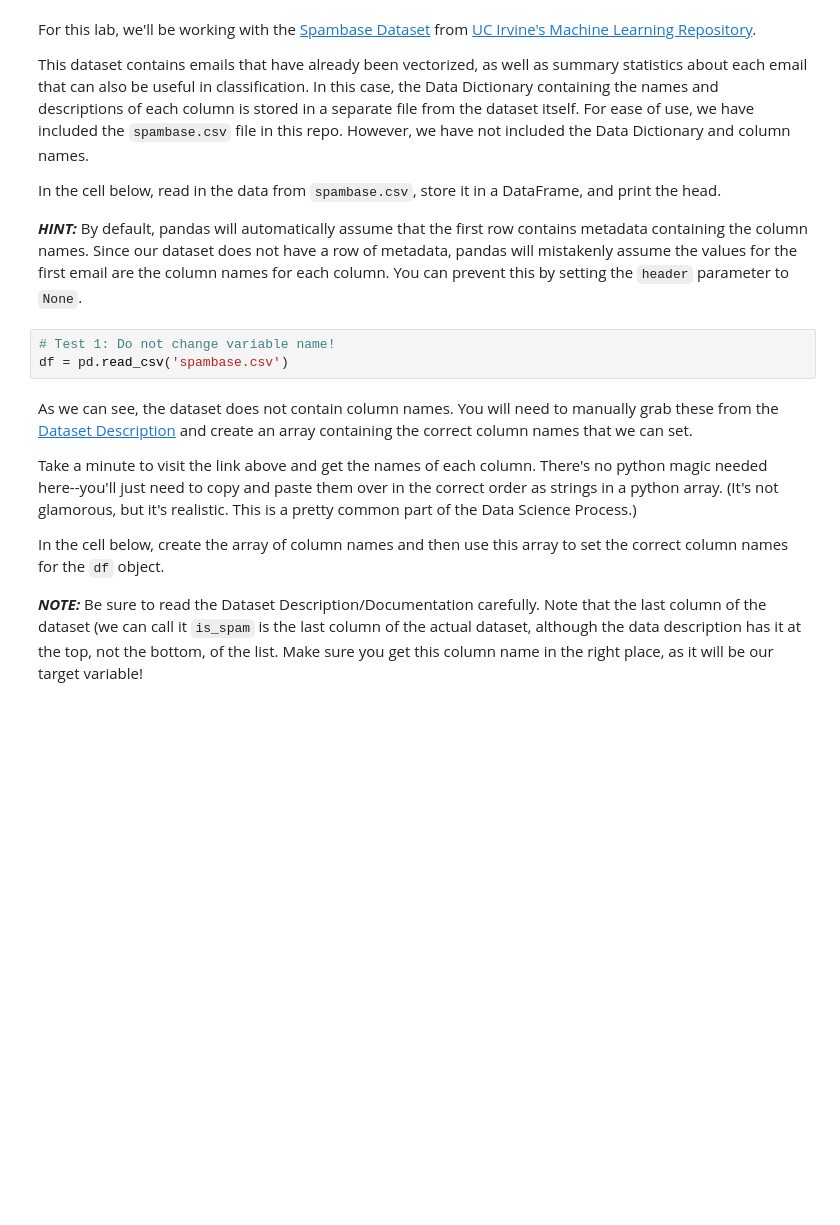
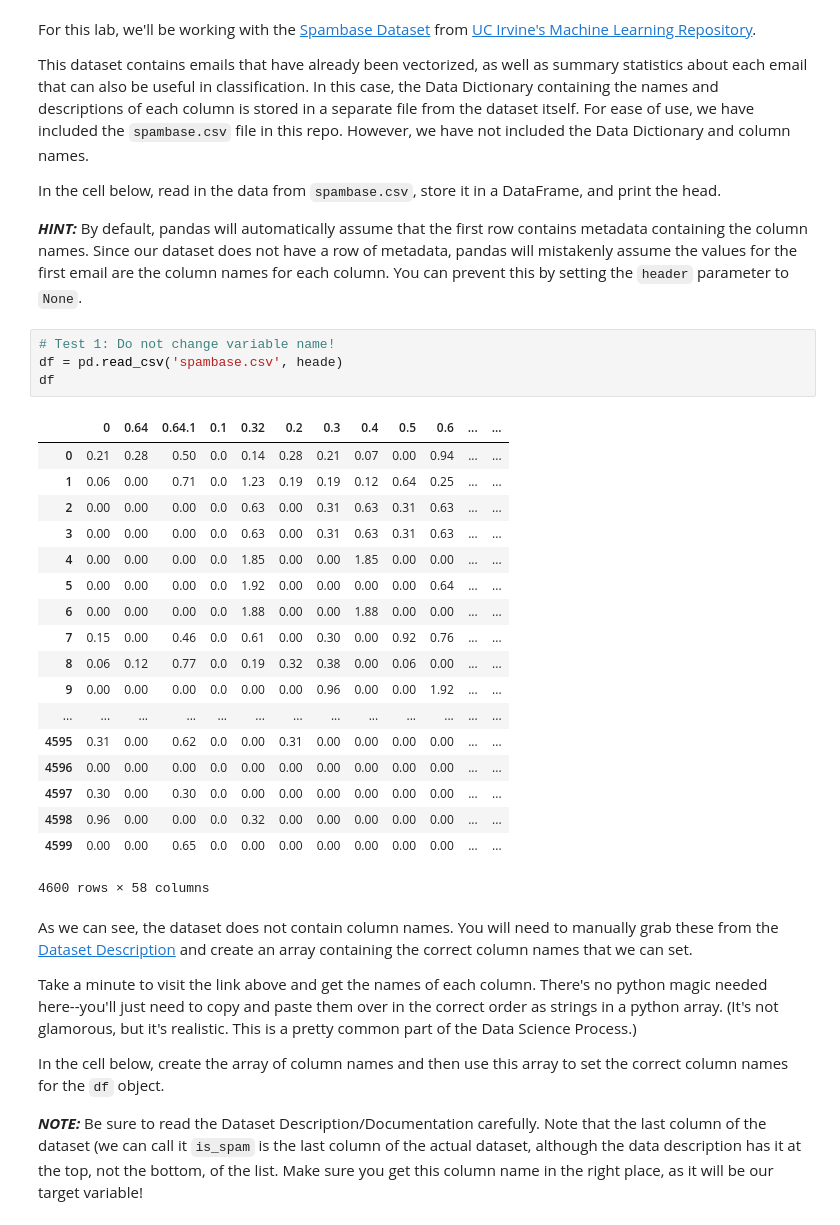
Before and after one commit to jeussantiago/dsc-2-22-14-document-classification-using-naive-bayes-lab-nyc-ds-career-031119, a Jupyter notebook: index.ipynb, the cells around one changed output. Cells and saved outputs as stored; diff of their text form; blank space fills up the shorter version.

```diff
--- a/index.ipynb
+++ b/index.ipynb
@@ -36,7 +36,27 @@ In the cell below, read in the data from `spambase.csv`, store it in a DataFrame
 **_HINT:_** By default, pandas will automatically assume that the first row contains metadata containing the column names. Since our dataset does not have a row of metadata, pandas will mistakenly assume the values for the first email are the column names for each column.  You can prevent this by setting the `header` parameter to `None`.
 # %%
 # Test 1: Do not change variable name!
-df = pd.read_csv('spambase.csv')
+df = pd.read_csv('spambase.csv', heade)
+df
+# %% [output]
+|  | 0 | 0.64 | 0.64.1 | 0.1 | 0.32 | 0.2 | 0.3 | 0.4 | 0.5 | 0.6 | ... | ... |
+| 0 | 0.21 | 0.28 | 0.50 | 0.0 | 0.14 | 0.28 | 0.21 | 0.07 | 0.00 | 0.94 | ... | ... |
+| 1 | 0.06 | 0.00 | 0.71 | 0.0 | 1.23 | 0.19 | 0.19 | 0.12 | 0.64 | 0.25 | ... | ... |
+| 2 | 0.00 | 0.00 | 0.00 | 0.0 | 0.63 | 0.00 | 0.31 | 0.63 | 0.31 | 0.63 | ... | ... |
+| 3 | 0.00 | 0.00 | 0.00 | 0.0 | 0.63 | 0.00 | 0.31 | 0.63 | 0.31 | 0.63 | ... | ... |
+| 4 | 0.00 | 0.00 | 0.00 | 0.0 | 1.85 | 0.00 | 0.00 | 1.85 | 0.00 | 0.00 | ... | ... |
+| 5 | 0.00 | 0.00 | 0.00 | 0.0 | 1.92 | 0.00 | 0.00 | 0.00 | 0.00 | 0.64 | ... | ... |
+| 6 | 0.00 | 0.00 | 0.00 | 0.0 | 1.88 | 0.00 | 0.00 | 1.88 | 0.00 | 0.00 | ... | ... |
+| 7 | 0.15 | 0.00 | 0.46 | 0.0 | 0.61 | 0.00 | 0.30 | 0.00 | 0.92 | 0.76 | ... | ... |
+| 8 | 0.06 | 0.12 | 0.77 | 0.0 | 0.19 | 0.32 | 0.38 | 0.00 | 0.06 | 0.00 | ... | ... |
+| 9 | 0.00 | 0.00 | 0.00 | 0.0 | 0.00 | 0.00 | 0.96 | 0.00 | 0.00 | 1.92 | ... | ... |
+| ... | ... | ... | ... | ... | ... | ... | ... | ... | ... | ... | ... | ... |
+| 4595 | 0.31 | 0.00 | 0.62 | 0.0 | 0.00 | 0.31 | 0.00 | 0.00 | 0.00 | 0.00 | ... | ... |
+| 4596 | 0.00 | 0.00 | 0.00 | 0.0 | 0.00 | 0.00 | 0.00 | 0.00 | 0.00 | 0.00 | ... | ... |
+| 4597 | 0.30 | 0.00 | 0.30 | 0.0 | 0.00 | 0.00 | 0.00 | 0.00 | 0.00 | 0.00 | ... | ... |
+| 4598 | 0.96 | 0.00 | 0.00 | 0.0 | 0.32 | 0.00 | 0.00 | 0.00 | 0.00 | 0.00 | ... | ... |
+| 4599 | 0.00 | 0.00 | 0.65 | 0.0 | 0.00 | 0.00 | 0.00 | 0.00 | 0.00 | 0.00 | ... | ... |
+4600 rows × 58 columns
 # %% [markdown]
 As we can see, the dataset does not contain column names.  You will need to manually grab these from the [Dataset Description](https://archive.ics.uci.edu/ml/machine-learning-databases/spambase/spambase.names) and create an array containing the correct column names that we can set.
 
```
